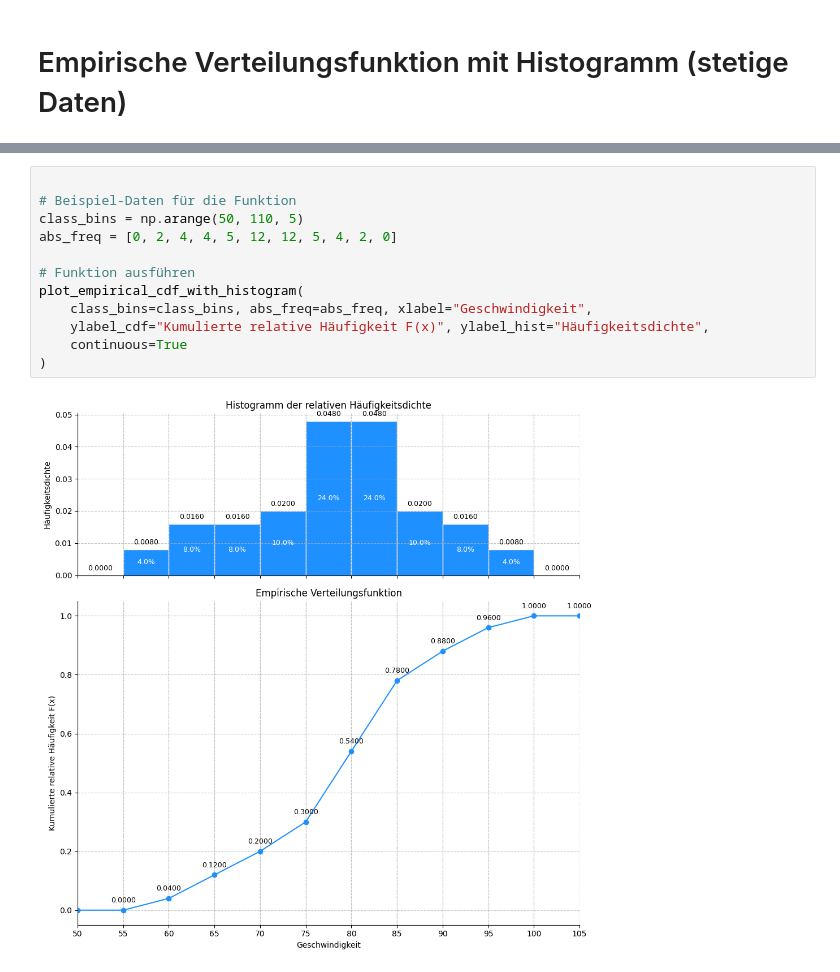
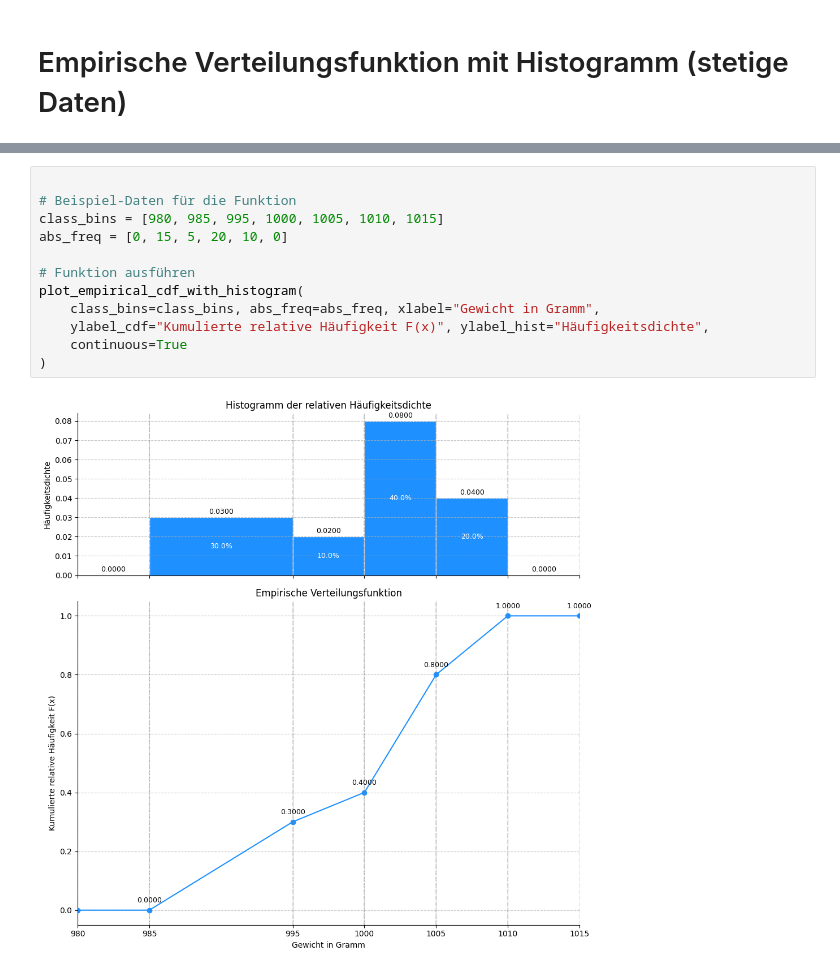
Before and after one commit to StatsTeam/statistik, a Jupyter notebook: tools/EVF/empirische_verteilungsfunktion_stetige_Daten.ipynb, the cells around one changed output, grey strips where cells are left out. Drawn from its saved outputs; the diff is of its cells as text.

```diff
--- a/tools/EVF/empirische_verteilungsfunktion_stetige_Daten.ipynb
+++ b/tools/EVF/empirische_verteilungsfunktion_stetige_Daten.ipynb
@@ -133,14 +132,14 @@ def plot_empirical_cdf_with_histogram(
 # %%
 
 # Beispiel-Daten für die Funktion
-class_bins = np.arange(50, 110, 5)
-abs_freq = [0, 2, 4, 4, 5, 12, 12, 5, 4, 2, 0]
+class_bins = [980, 985, 995, 1000, 1005, 1010, 1015]
+abs_freq = [0, 15, 5, 20, 10, 0]
 
 # Funktion ausführen
 plot_empirical_cdf_with_histogram(
-    class_bins=class_bins, abs_freq=abs_freq, xlabel="Geschwindigkeit",
+    class_bins=class_bins, abs_freq=abs_freq, xlabel="Gewicht in Gramm",
     ylabel_cdf="Kumulierte relative Häufigkeit F(x)", ylabel_hist="Häufigkeitsdichte",
     continuous=True
 )
 # %% [output]
-[figure, old version]
+[figure, new version]
```
Also changed, not shown: parts of 1 cell of this notebook, 2 other files.
